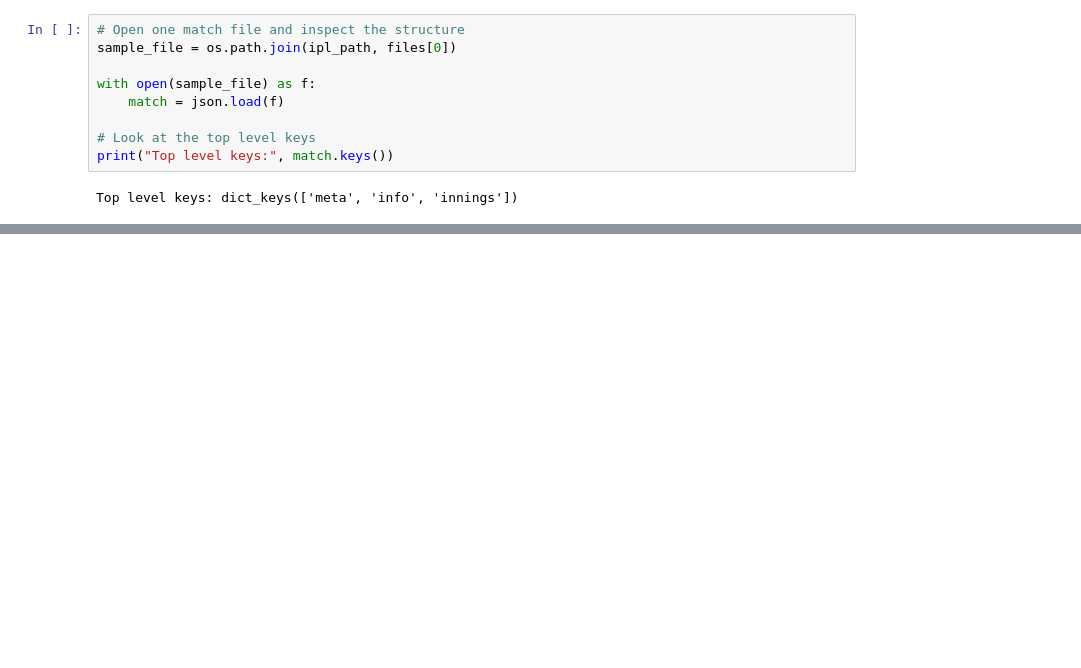
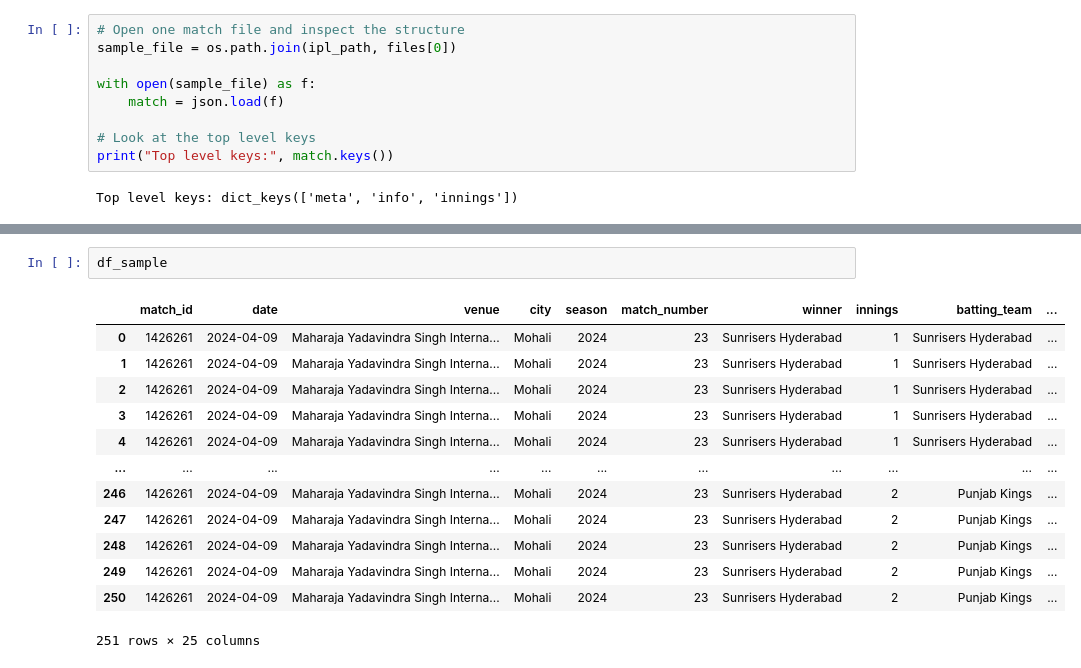
Before and after one commit to abhigarg1/ipl-analytics, a Jupyter notebook: notebooks/01_data_exploration.ipynb, the cells around one changed output, grey strips where cells are left out. Saved outputs shown, nothing was run; the diff lists cells and outputs as text; blank space fills up the shorter version.

```diff
--- a/notebooks/01_data_exploration.ipynb
+++ b/notebooks/01_data_exploration.ipynb
@@ -47,0 +176,16 @@ Top level keys: dict_keys(['meta', 'info', 'innings'])
+# %%
+df_sample
+# %% [output]
+|  | match_id | date | venue | city | season | match_number | winner | innings | batting_team | ... |
+| 0 | 1426261 | 2024-04-09 | Maharaja Yadavindra Singh Interna... | Mohali | 2024 | 23 | Sunrisers Hyderabad | 1 | Sunrisers Hyderabad | ... |
+| 1 | 1426261 | 2024-04-09 | Maharaja Yadavindra Singh Interna... | Mohali | 2024 | 23 | Sunrisers Hyderabad | 1 | Sunrisers Hyderabad | ... |
+| 2 | 1426261 | 2024-04-09 | Maharaja Yadavindra Singh Interna... | Mohali | 2024 | 23 | Sunrisers Hyderabad | 1 | Sunrisers Hyderabad | ... |
+| 3 | 1426261 | 2024-04-09 | Maharaja Yadavindra Singh Interna... | Mohali | 2024 | 23 | Sunrisers Hyderabad | 1 | Sunrisers Hyderabad | ... |
+| 4 | 1426261 | 2024-04-09 | Maharaja Yadavindra Singh Interna... | Mohali | 2024 | 23 | Sunrisers Hyderabad | 1 | Sunrisers Hyderabad | ... |
+| ... | ... | ... | ... | ... | ... | ... | ... | ... | ... | ... |
+| 246 | 1426261 | 2024-04-09 | Maharaja Yadavindra Singh Interna... | Mohali | 2024 | 23 | Sunrisers Hyderabad | 2 | Punjab Kings | ... |
+| 247 | 1426261 | 2024-04-09 | Maharaja Yadavindra Singh Interna... | Mohali | 2024 | 23 | Sunrisers Hyderabad | 2 | Punjab Kings | ... |
+| 248 | 1426261 | 2024-04-09 | Maharaja Yadavindra Singh Interna... | Mohali | 2024 | 23 | Sunrisers Hyderabad | 2 | Punjab Kings | ... |
+| 249 | 1426261 | 2024-04-09 | Maharaja Yadavindra Singh Interna... | Mohali | 2024 | 23 | Sunrisers Hyderabad | 2 | Punjab Kings | ... |
+| 250 | 1426261 | 2024-04-09 | Maharaja Yadavindra Singh Interna... | Mohali | 2024 | 23 | Sunrisers Hyderabad | 2 | Punjab Kings | ... |
+251 rows × 25 columns
```
Also changed, not shown: parts of 21 cells of this notebook.
